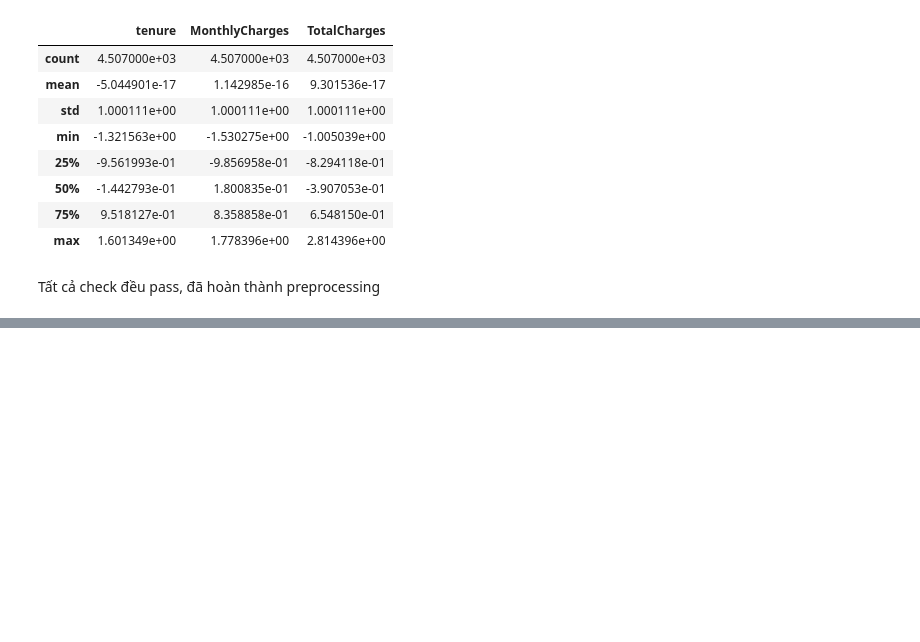
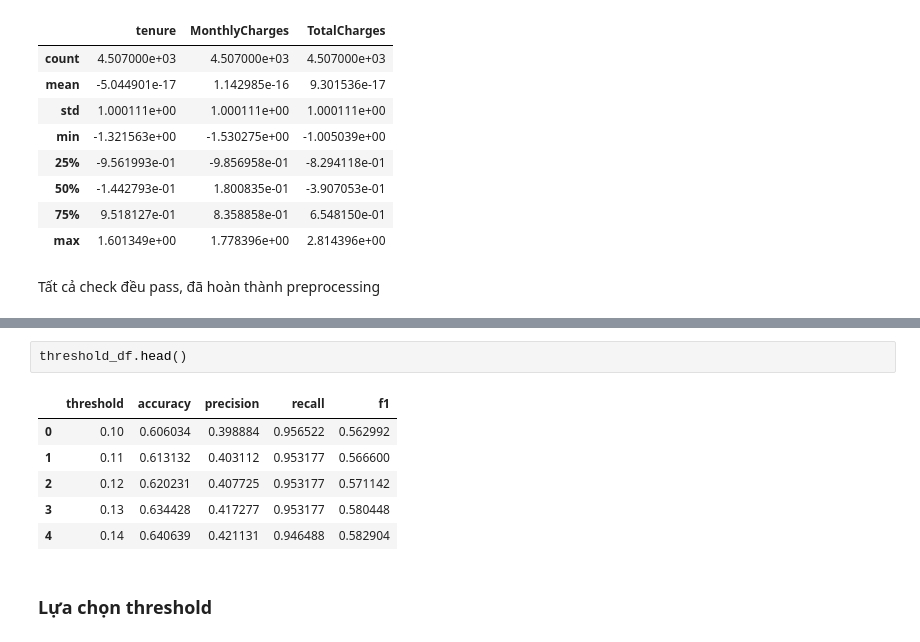
Before and after one commit to vdcmhaodl/Telco-customer-churn-prediction, a Jupyter notebook: notebooks/04_proper_evaluation.ipynb, the cells around one changed output, grey strips where cells are left out. Saved outputs shown, nothing was run; the diff lists cells and outputs as text; blank space fills up the shorter version.

```diff
--- a/notebooks/04_proper_evaluation.ipynb
+++ b/notebooks/04_proper_evaluation.ipynb
@@ -298,0 +439,11 @@ Tất cả check đều pass, đã hoàn thành preprocessing
+# %%
+threshold_df.head()
+# %% [output]
+|  | threshold | accuracy | precision | recall | f1 |
+| 0 | 0.10 | 0.606034 | 0.398884 | 0.956522 | 0.562992 |
+| 1 | 0.11 | 0.613132 | 0.403112 | 0.953177 | 0.566600 |
+| 2 | 0.12 | 0.620231 | 0.407725 | 0.953177 | 0.571142 |
+| 3 | 0.13 | 0.634428 | 0.417277 | 0.953177 | 0.580448 |
+| 4 | 0.14 | 0.640639 | 0.421131 | 0.946488 | 0.582904 |
+# %% [markdown]
+### Lựa chọn threshold
```
Also changed, not shown: parts of 29 cells of this notebook.
